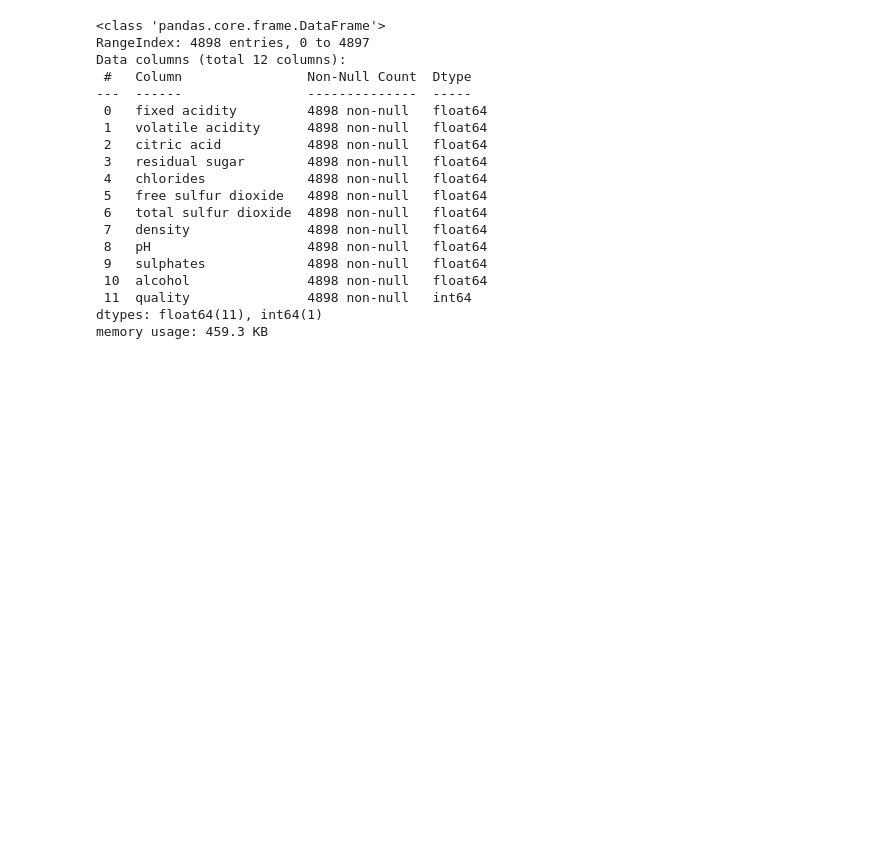
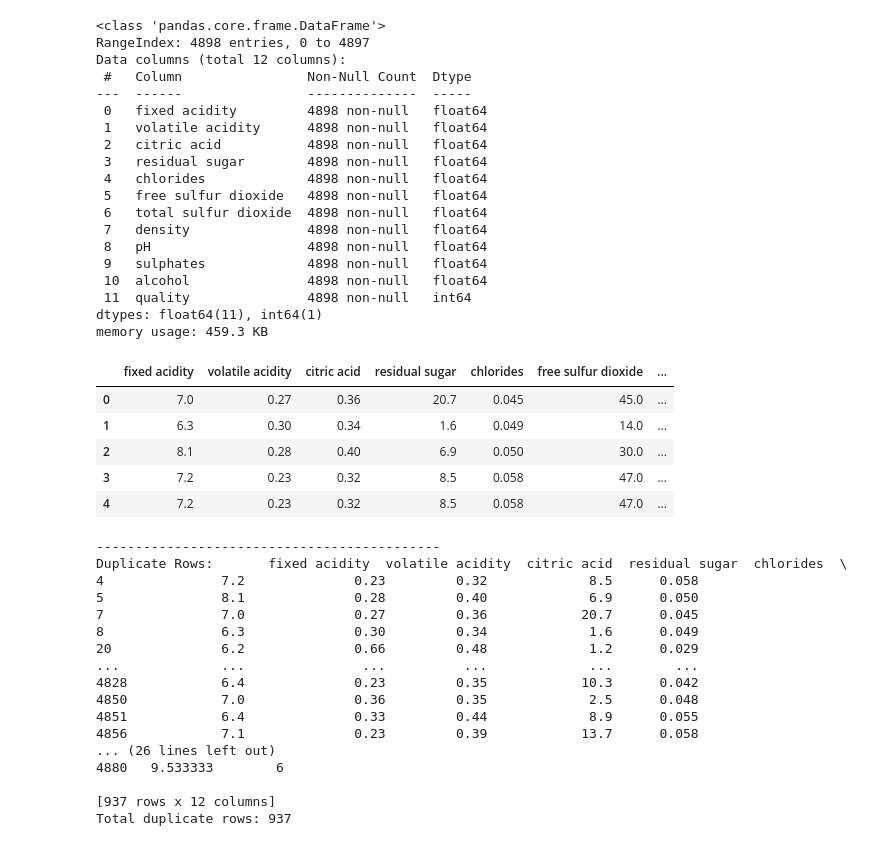
Before and after one commit to Nicholas-Simpson/Project-4, a Jupyter notebook: Michael/wine_data_cleaning.ipynb, the cells around one changed output. Saved outputs shown, nothing was run; the diff lists cells and outputs as text; code cells hidden in the pictures; blank space fills up the shorter version.

```diff
--- a/Michael/wine_data_cleaning.ipynb
+++ b/Michael/wine_data_cleaning.ipynb
@@ -87,23 +166,49 @@ memory usage: 150.0 KB
 # %%
 white_data_noID = white_data.copy()
 white_data_noID.info()
+display(white_data.head())
+
+find_duplicate(white_data_noID)
 # %% [output]
 <class 'pandas.core.frame.DataFrame'>
 RangeIndex: 4898 entries, 0 to 4897
 Data columns (total 12 columns):
  #   Column                Non-Null Count  Dtype
 ---  ------                --------------  -----
  0   fixed acidity         4898 non-null   float64
  1   volatile acidity      4898 non-null   float64
  2   citric acid           4898 non-null   float64
  3   residual sugar        4898 non-null   float64
  4   chlorides             4898 non-null   float64
  5   free sulfur dioxide   4898 non-null   float64
  6   total sulfur dioxide  4898 non-null   float64
  7   density               4898 non-null   float64
  8   pH                    4898 non-null   float64
  9   sulphates             4898 non-null   float64
  10  alcohol               4898 non-null   float64
  11  quality               4898 non-null   int64
 dtypes: float64(11), int64(1)
 memory usage: 459.3 KB
+|  | fixed acidity | volatile acidity | citric acid | residual sugar | chlorides | free sulfur dioxide | ... |
+| 0 | 7.0 | 0.27 | 0.36 | 20.7 | 0.045 | 45.0 | ... |
+| 1 | 6.3 | 0.30 | 0.34 | 1.6 | 0.049 | 14.0 | ... |
+| 2 | 8.1 | 0.28 | 0.40 | 6.9 | 0.050 | 30.0 | ... |
+| 3 | 7.2 | 0.23 | 0.32 | 8.5 | 0.058 | 47.0 | ... |
+| 4 | 7.2 | 0.23 | 0.32 | 8.5 | 0.058 | 47.0 | ... |
+--------------------------------------------
+Duplicate Rows:       fixed acidity  volatile acidity  citric acid  residual sugar  chlorides  \
+4               7.2              0.23         0.32             8.5      0.058
+5               8.1              0.28         0.40             6.9      0.050
+7               7.0              0.27         0.36            20.7      0.045
+8               6.3              0.30         0.34             1.6      0.049
+20              6.2              0.66         0.48             1.2      0.029
+...             ...               ...          ...             ...        ...
+4828            6.4              0.23         0.35            10.3      0.042
+4850            7.0              0.36         0.35             2.5      0.048
+4851            6.4              0.33         0.44             8.9      0.055
+4856            7.1              0.23         0.39            13.7      0.058
+... (26 lines left out)
+4880   9.533333        6
+
+[937 rows x 12 columns]
+Total duplicate rows: 937
```
Also changed, not shown: parts of 16 cells of this notebook, 2 other files.
